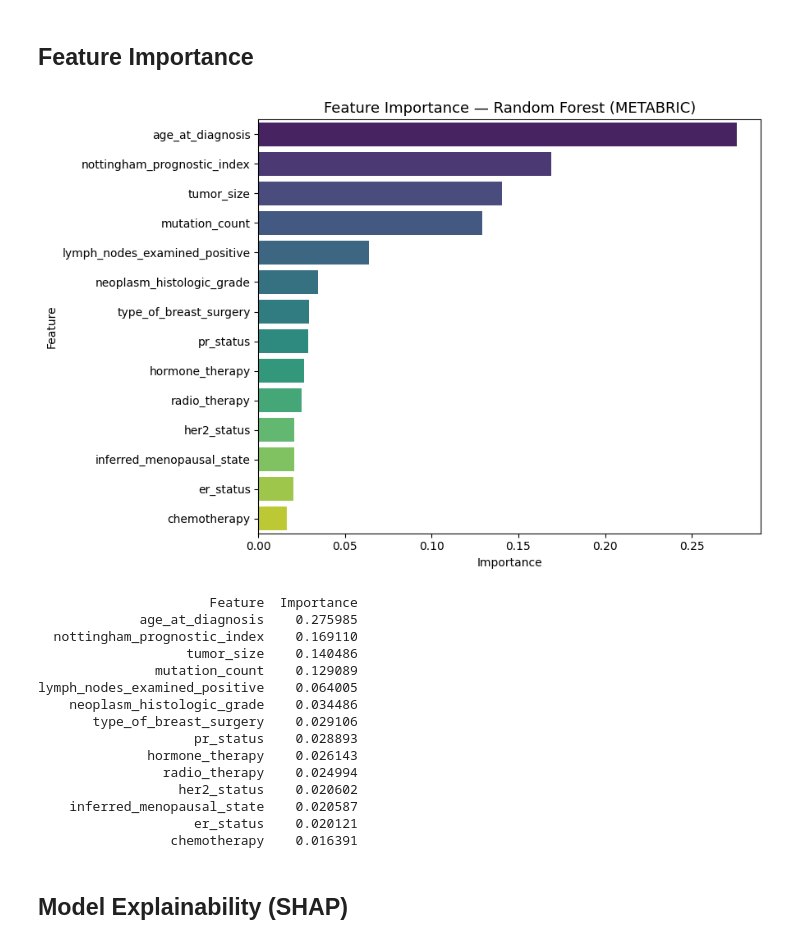
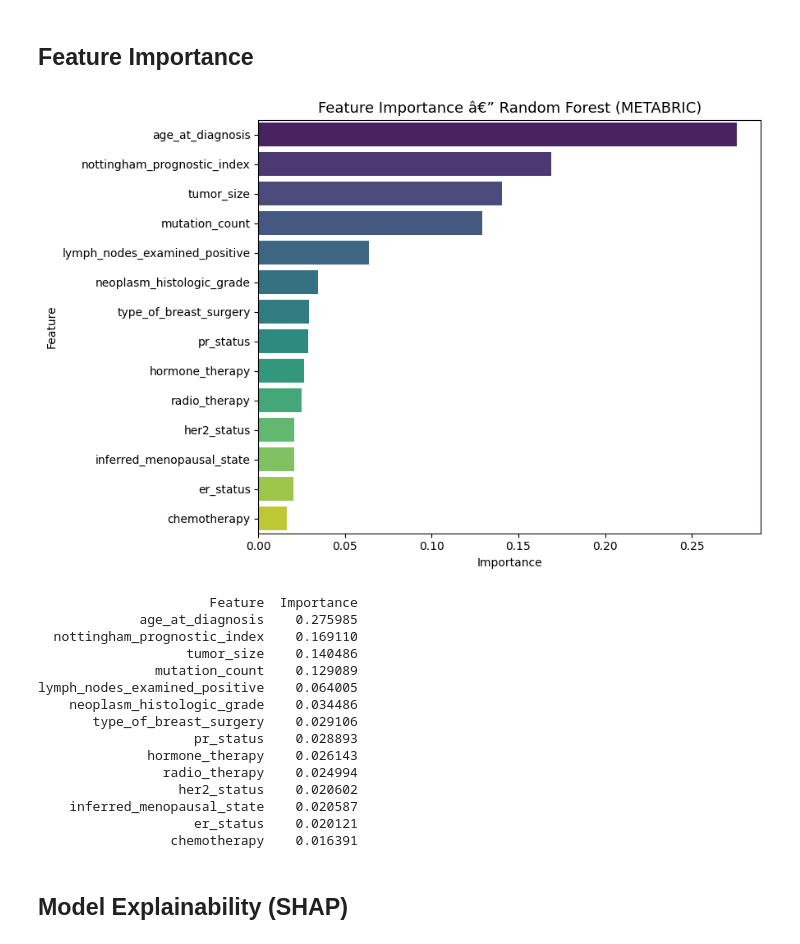
Before and after one commit to syedahmadbokhari/breast-cancer-analysis, a Jupyter notebook: notebooks/Breast-Cancer-Analysis.ipynb, the cells around one changed output. Drawn from its saved outputs; the diff is of its cells as text; code cells hidden in the pictures.

```diff
--- a/notebooks/Breast-Cancer-Analysis.ipynb
+++ b/notebooks/Breast-Cancer-Analysis.ipynb
@@ -649,19 +974,19 @@ plt.show()
 # %%
 importance_df = pd.DataFrame({
     'Feature': X.columns,
     'Importance': rf_model.feature_importances_
 }).sort_values('Importance', ascending=False)
 
 plt.figure(figsize=(9, 6))
 sns.barplot(x='Importance', y='Feature', data=importance_df, palette='viridis')
-plt.title('Feature Importance — Random Forest (METABRIC)', fontsize=13)
+plt.title('Feature Importance â€” Random Forest (METABRIC)', fontsize=13)
 plt.tight_layout()
 plt.savefig('../images/feature_importance.png', dpi=100)
 plt.show()
 
 print(importance_df.to_string(index=False))
 # %% [output]
-[figure, old version]
+[figure, new version]
                       Feature  Importance
              age_at_diagnosis    0.275985
   nottingham_prognostic_index    0.169110
```
Also changed, not shown: parts of 24 cells of this notebook, 17 other files.
